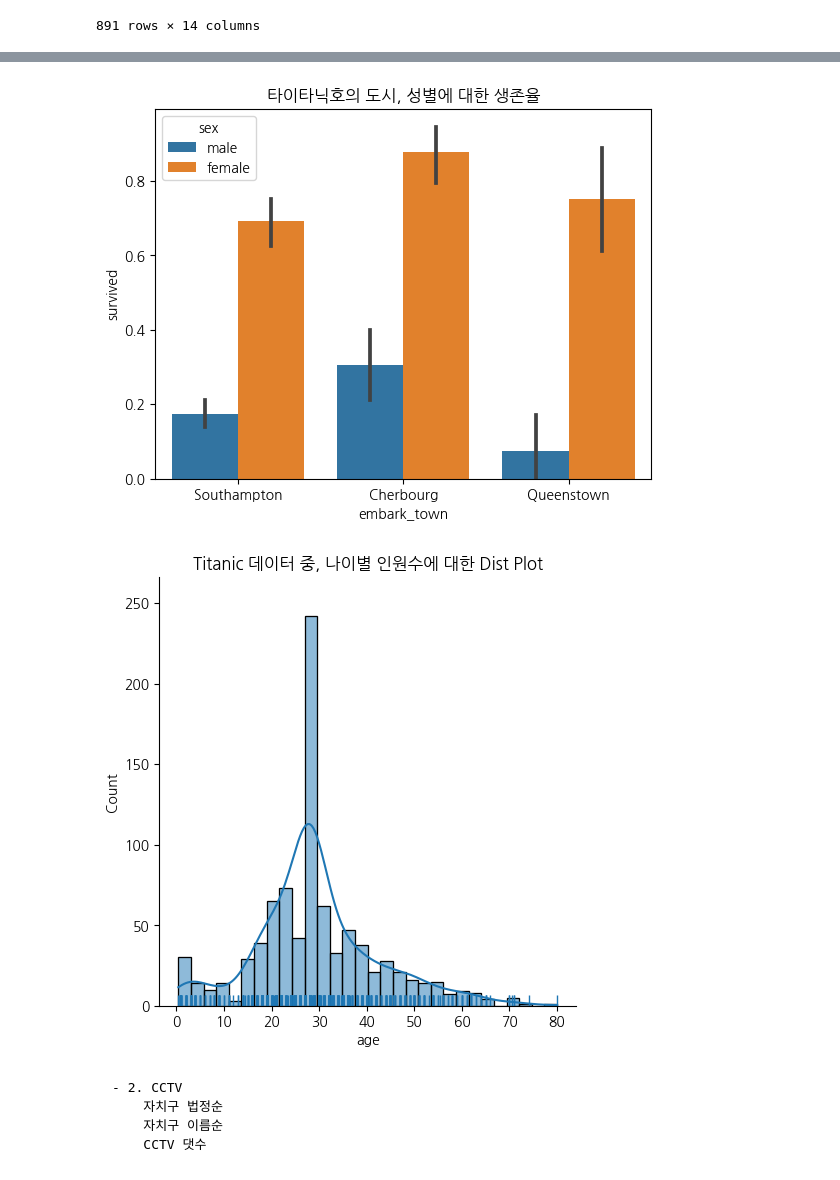
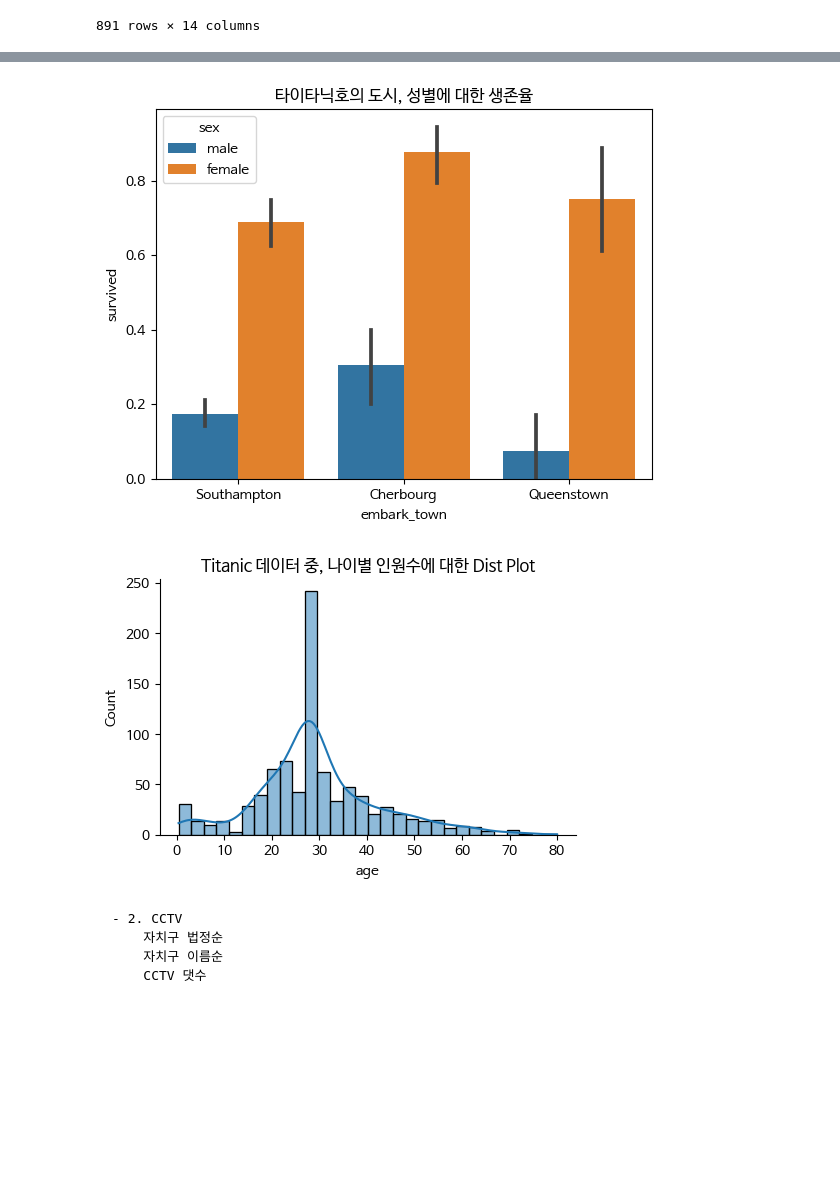
Before and after one commit to ssmpet/DataAnalysis_Lecture-2023.04, a Jupyter notebook: 03.시각화/05.Seaborn.ipynb, the cells around one changed output, grey strips where cells are left out. Drawn from its saved outputs; the diff is of its cells as text; code cells hidden in the pictures; blank space fills up the shorter version.

Commit message:
DataAnalysis

```diff
--- a/03.시각화/05.Seaborn.ipynb
+++ b/03.시각화/05.Seaborn.ipynb
@@ -10,13 +10,13 @@ import matplotlib.font_manager as fm
 # plt.rcParams['font.family'] = 'Malgun Gothic'
 plt.rcParams['axes.unicode_minus'] = False
 
-# path = 'C:/Users/YOnSAI/AppData/Local/Microsoft/Windows/Fonts'
-# fm.fontManager.addfont(path + '/D2Coding-Ver1.3.2-20180524.ttf')
-# plt.rcParams['font.family'] = 'D2Coding'
+path = 'C:/Users/YOnSAI/AppData/Local/Microsoft/Windows/Fonts'
+fm.fontManager.addfont(path + '/NanumBarunGothic.ttf')
+plt.rcParams['font.family'] = 'NanumBarunGothic'
 
-path = 'C:\\Users\\sujung\\AppData\\Local\\Microsoft\\Windows\\Fonts'   # 집
-fm.fontManager.addfont(path + '\\NanumGothic.ttf')
-plt.rcParams['font.family'] = 'NanumGothic'
+# path = 'C:\\Users\\sujung\\AppData\\Local\\Microsoft\\Windows\\Fonts'   # 집
+# fm.fontManager.addfont(path + '\\NanumGothic.ttf')
+# plt.rcParams['font.family'] = 'NanumGothic'
 # %%
 iris = sns.load_dataset("iris")         # 붓꽃 데이터
 titanic = sns.load_dataset("titanic")   # 타이타닉호 데이터
@@ -314,13 +319,15 @@ sns.barplot(x='embark_town', y='survived', hue='sex', data=titanic)
 plt.title('타이타닉호의 도시, 성별에 대한 생존율')
 plt.show()
 # %% [output]
-[figure, old version]
+[figure, new version]
 # %%
-sns.displot(x='age', rug=True, kde=True, data=titanic)
+# 결측치를 채워서 나온 결과
+fig = sns.displot(x='age', kde=True, data=titanic)
+fig.fig.set_size_inches(5, 3)
 plt.title('Titanic 데이터 중, 나이별 인원수에 대한 Dist Plot')
 plt.show()
 # %% [output]
-[figure, old version]
+[figure, new version]
 # %% [markdown]
     - 2. CCTV
         자치구 법정순
```
Also changed, not shown: parts of 17 cells of this notebook, 3 other files.
